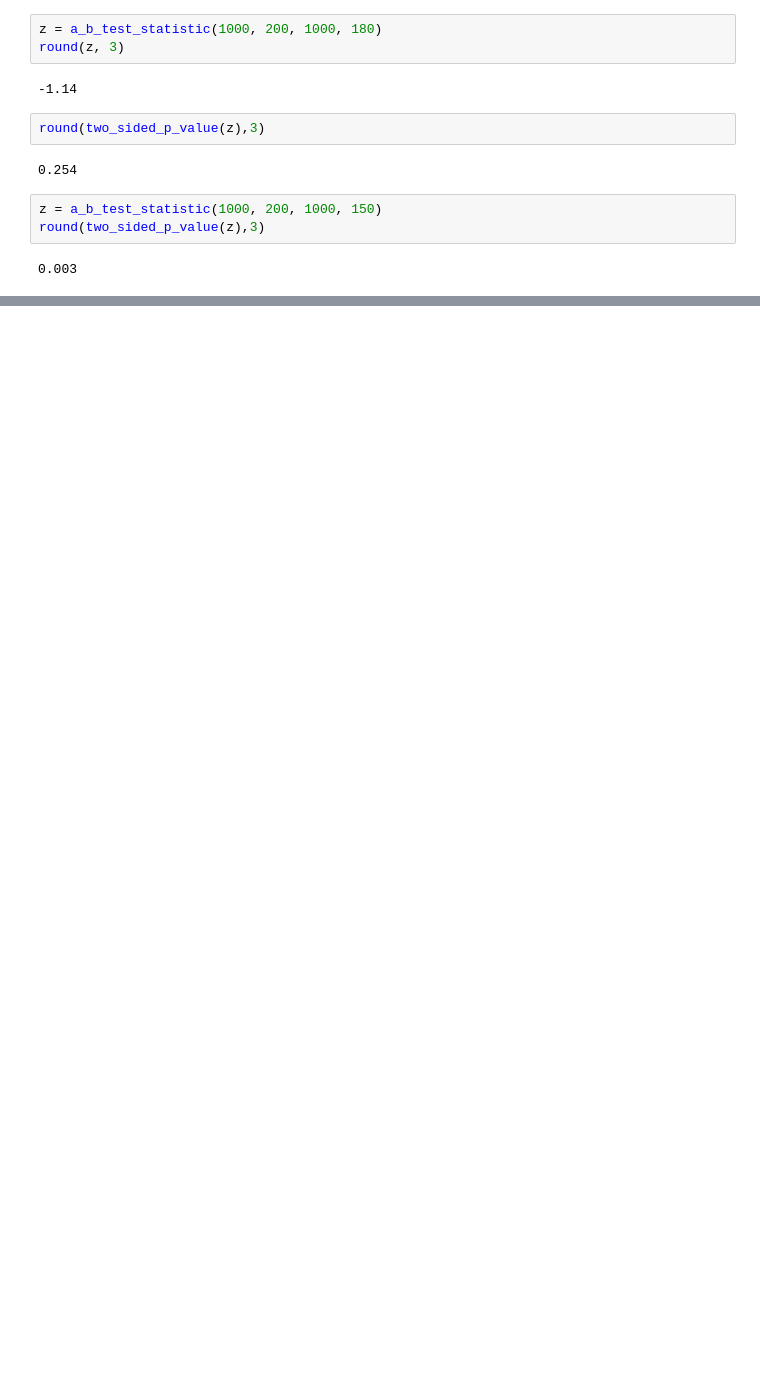
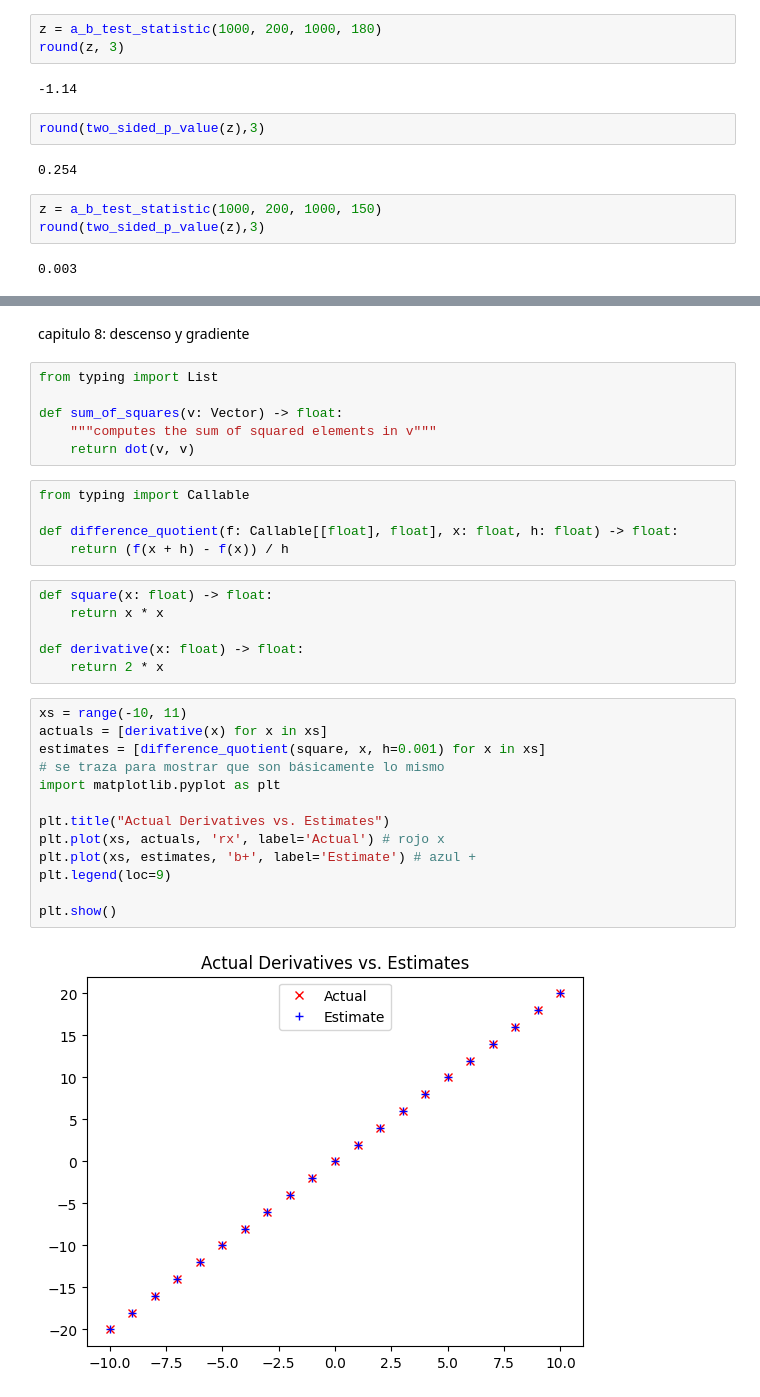
Before and after one commit to loandev-py/ciencia_de_datos_desde_cero, a Jupyter notebook: ciencia_de_datos_desde_cero.ipynb, the cells around one changed output, grey strips where cells are left out. Saved outputs shown, nothing was run; the diff lists cells and outputs as text; blank space fills up the shorter version.

```diff
--- a/ciencia_de_datos_desde_cero.ipynb
+++ b/ciencia_de_datos_desde_cero.ipynb
@@ -2210,0 +2220,34 @@ round(two_sided_p_value(z),3)
+# %% [markdown]
+capitulo 8: descenso y gradiente
+# %%
+from typing import List
+
+def sum_of_squares(v: Vector) -> float:
+    """computes the sum of squared elements in v"""
+    return dot(v, v)
+# %%
+from typing import Callable
+
+def difference_quotient(f: Callable[[float], float], x: float, h: float) -> float:
+    return (f(x + h) - f(x)) / h
+# %%
+def square(x: float) -> float:
+    return x * x
+
+def derivative(x: float) -> float:
+    return 2 * x
+# %%
+xs = range(-10, 11)
+actuals = [derivative(x) for x in xs]
+estimates = [difference_quotient(square, x, h=0.001) for x in xs]
+# se traza para mostrar que son básicamente lo mismo
+import matplotlib.pyplot as plt
+
+plt.title("Actual Derivatives vs. Estimates")
+plt.plot(xs, actuals, 'rx', label='Actual') # rojo x
+plt.plot(xs, estimates, 'b+', label='Estimate') # azul +
+plt.legend(loc=9)
+
+plt.show()
+# %% [output]
+[figure, added]
```
Also changed, not shown: parts of 3 cells of this notebook.
